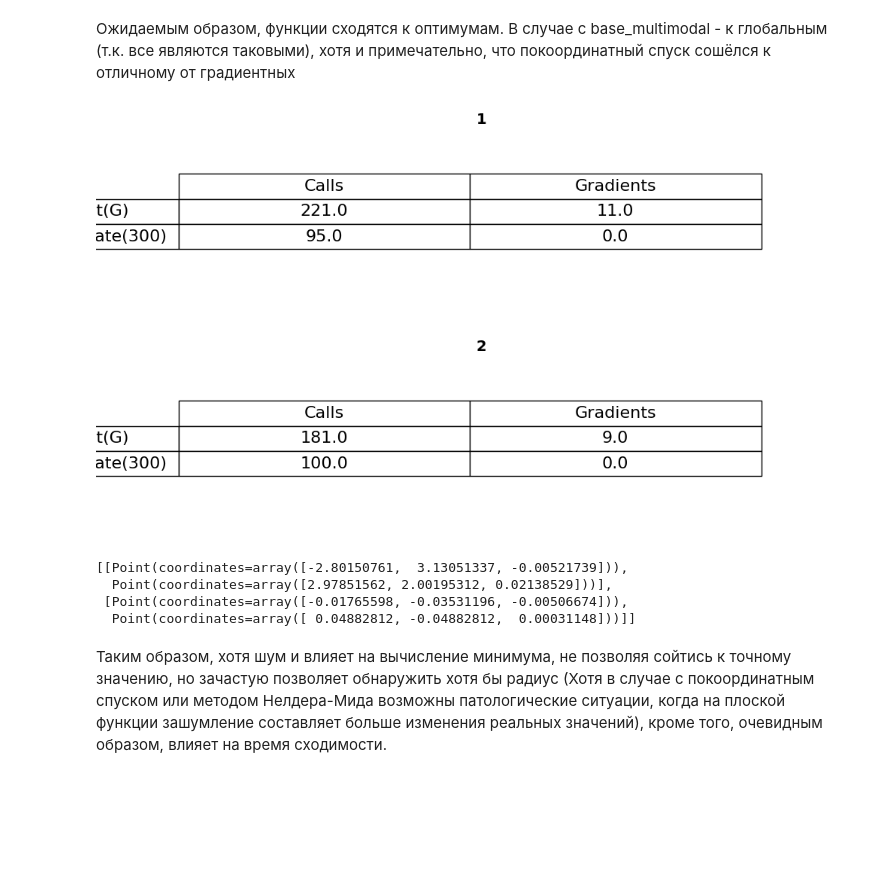
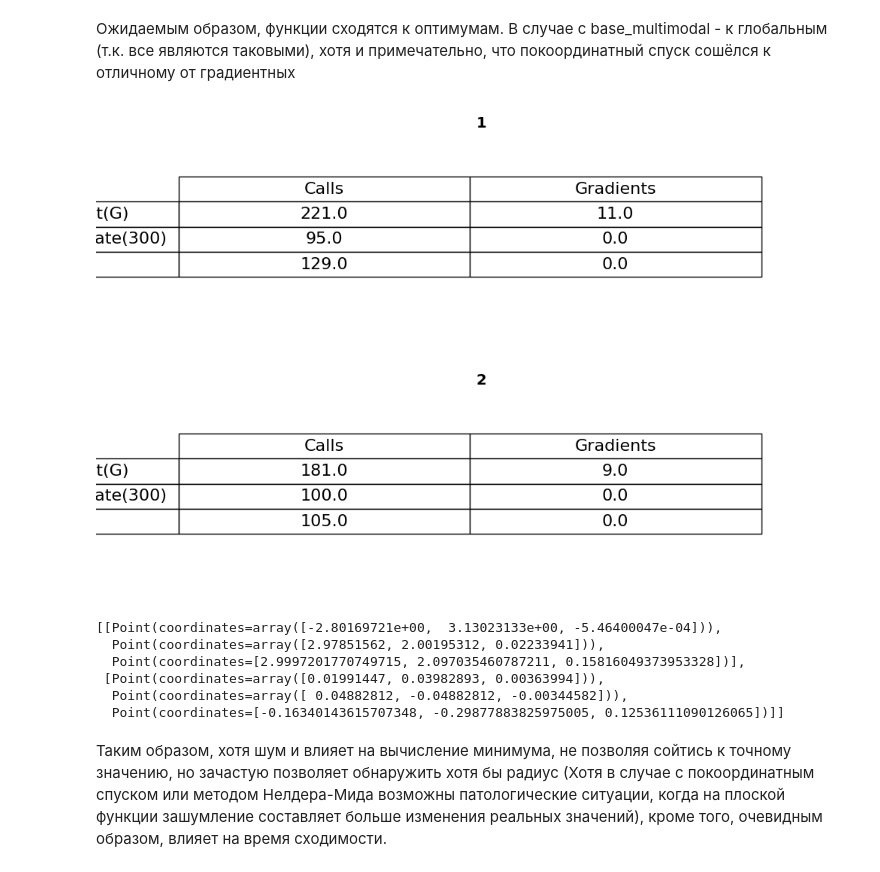
Before and after one commit to Skorniakov-Leonid/Methods-of-optimization, a Jupyter notebook: presentation/lab-1/test.ipynb, the cells around one changed output. Cells and saved outputs as stored; diff of their text form; code cells hidden in the pictures; blank space fills up the shorter version.

```diff
--- a/presentation/lab-1/test.ipynb
+++ b/presentation/lab-1/test.ipynb
@@ -224,16 +225,18 @@ Tester.test([gradient_descent_golden, gradient_descent_dichotomy, coordinate_des
 # %% [markdown]
 Ожидаемым образом, функции сходятся к оптимумам. В случае с base_multimodal - к глобальным (т.к. все являются таковыми), хотя и примечательно, что покоординатный спуск сошёлся к отличному от градиентных
 # %%
-Tester.test([gradient_descent_golden_1, coordinate_descent_1], [base_mulltimodal, base_test],
+Tester.test([gradient_descent_golden_1, coordinate_descent_1, nm_1], [base_mulltimodal, base_test],
             start_point=np.array([-1000, -2000]), metrics=[CallCount(), GradientCount()],
             stop_condition=PrecisionCondition(0.1), noise=0.01)
 # %% [output]
-[figure, old version]
+[figure, new version]
-[figure, old version]
+[figure, new version]
-[[Point(coordinates=array([-2.80150761,  3.13051337, -0.00521739])),
-  Point(coordinates=array([2.97851562, 2.00195312, 0.02138529]))],
- [Point(coordinates=array([-0.01765598, -0.03531196, -0.00506674])),
-  Point(coordinates=array([ 0.04882812, -0.04882812,  0.00031148]))]]
+[[Point(coordinates=array([-2.80169721e+00,  3.13023133e+00, -5.46400047e-04])),
+  Point(coordinates=array([2.97851562, 2.00195312, 0.02233941])),
+  Point(coordinates=[2.9997201770749715, 2.097035460787211, 0.15816049373953328])],
+ [Point(coordinates=array([0.01991447, 0.03982893, 0.00363994])),
+  Point(coordinates=array([ 0.04882812, -0.04882812, -0.00344582])),
+  Point(coordinates=[-0.16340143615707348, -0.29877883825975005, 0.12536111090126065])]]
 # %% [markdown]
 Таким образом, хотя шум и влияет на вычисление минимума, не позволяя сойтись к точному значению, но зачастую позволяет обнаружить хотя бы радиус (Хотя в случае с покоординатным спуском или методом Нелдера-Мида возможны патологические ситуации, когда на плоской функции зашумление составляет больше изменения реальных значений), кроме того, очевидным образом, влияет на время сходимости.
 # %%
```
Also changed, not shown: parts of 4 cells of this notebook, 1 other file.
